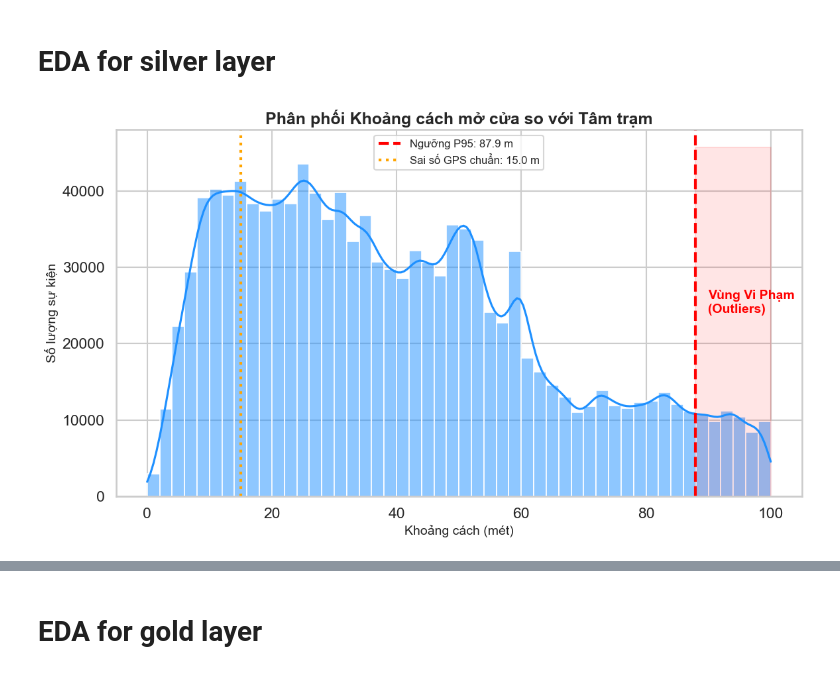
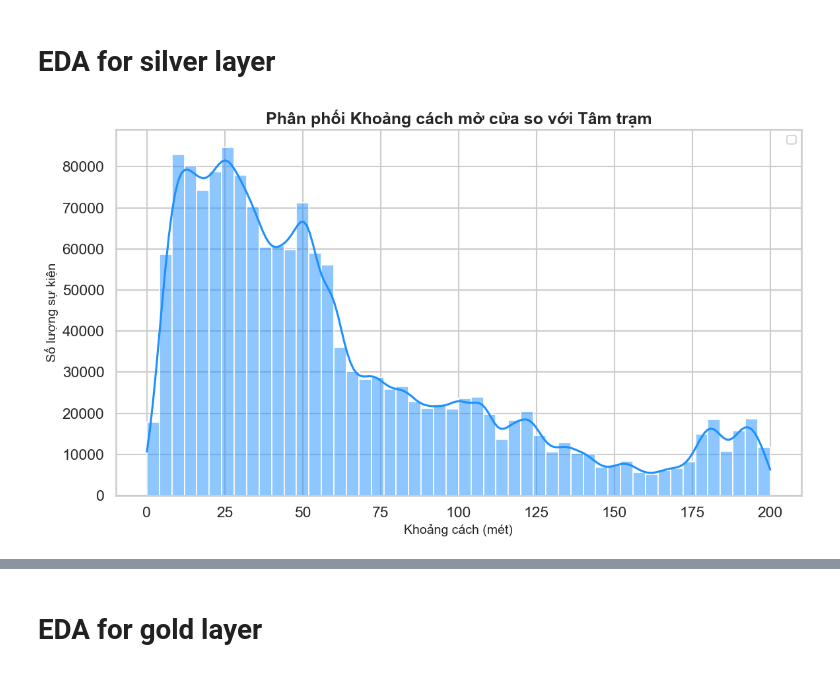
Before and after one commit to ZanissNguyen/Bus-Status-Analysis-Prediction, a Jupyter notebook: notebook/EDA.ipynb, the cells around one changed output, grey strips where cells are left out. Drawn from its saved outputs; the diff is of its cells as text; code cells hidden in the pictures.

```diff
--- a/notebook/EDA.ipynb
+++ b/notebook/EDA.ipynb
@@ -17,34 +79,20 @@ image_dir = parent_dir + '/images/'
 # %%
 
-# Thiết lập style cho biểu đồ nhìn hiện đại và chuyên nghiệp
-sns.set_theme(style="whitegrid", context="talk")
+dfi.export(df_eda.describe(include='all'), image_dir + 'eda_silver.png', table_conversion='matplotlib')
 
-df_eda = pd.read_parquet(silver_data_path, engine='pyarrow')
-
-dfi.export(df_eda.describe(include='all'), image_dir + 'eda_silver.png', table_conversion='matplotlib')
 df_eda = df_eda[((df_eda['door_up'] == True) | (df_eda['door_down'] == True))].copy()
-df_eda = df_eda[(df_eda['station_distance'] < 100)]
-p95_distance = df_eda['station_distance'].quantile(0.95)
+df_eda = df_eda[(df_eda['station_distance'] < 200)]
 # %%
 fig1, ax1 = plt.subplots(figsize=(12, 7))
 
 sns.histplot(df_eda['station_distance'], bins=50, kde=True, color="dodgerblue", ax=ax1)
-ax1.axvline(p95_distance, color='red', linestyle='--', linewidth=3,
-            label=f'Ngưỡng P95: {p95_distance:.1f} m')
-ax1.axvline(15, color='orange', linestyle=':', linewidth=3,
-            label='Sai số GPS chuẩn: 15.0 m')
 
 ax1.set_title('Phân phối Khoảng cách mở cửa so với Tâm trạm', fontsize=18, fontweight='bold')
 ax1.set_xlabel('Khoảng cách (mét)', fontsize=14)
 ax1.set_ylabel('Số lượng sự kiện', fontsize=14)
 ax1.legend(fontsize=12)
 
-# Tô màu vùng vi phạm
-ax1.fill_betweenx([0, ax1.get_ylim()[1]], p95_distance, df_eda['station_distance'].max(), color='red', alpha=0.1)
-ax1.text(p95_distance + 2, ax1.get_ylim()[1]*0.5, 'Vùng Vi Phạm\n(Outliers)',
-         color='red', fontsize=14, fontweight='bold')
-
 plt.tight_layout()
 plt.show()
 # %% [output]
-[figure, old version]
+[figure, new version]
```
Also changed, not shown: parts of 11 cells of this notebook, 32 other files.
